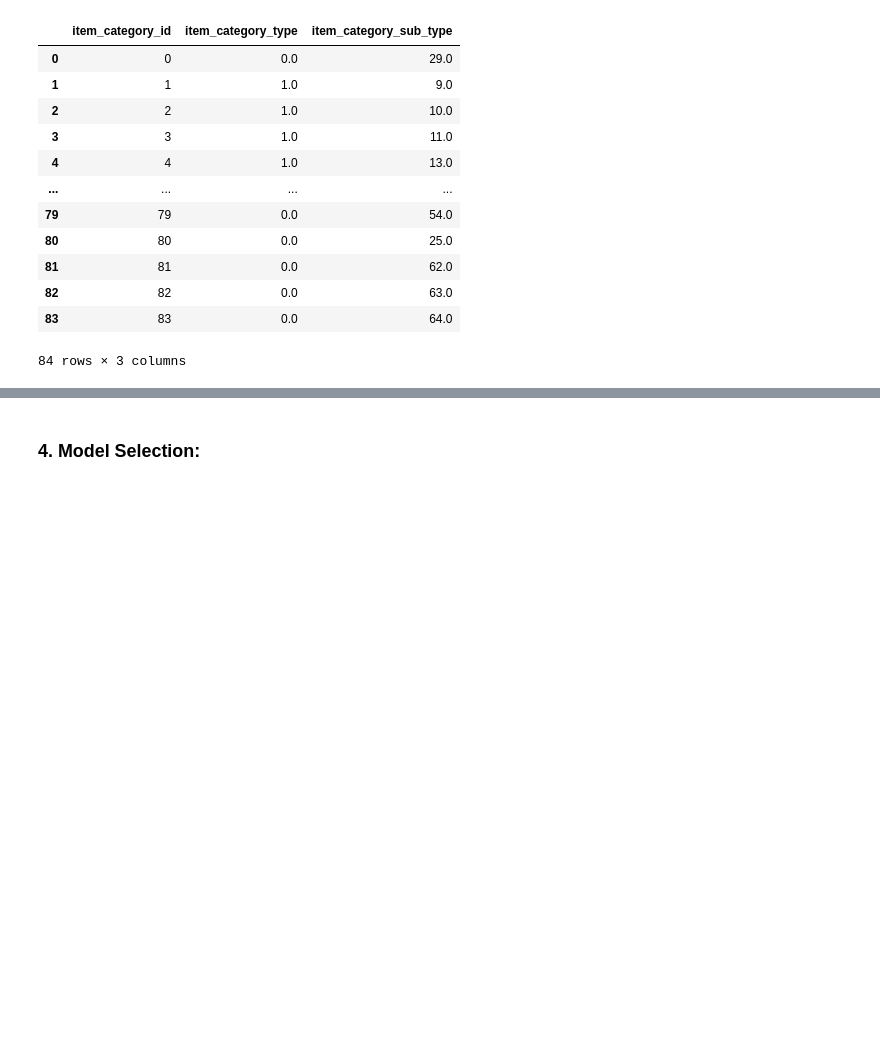
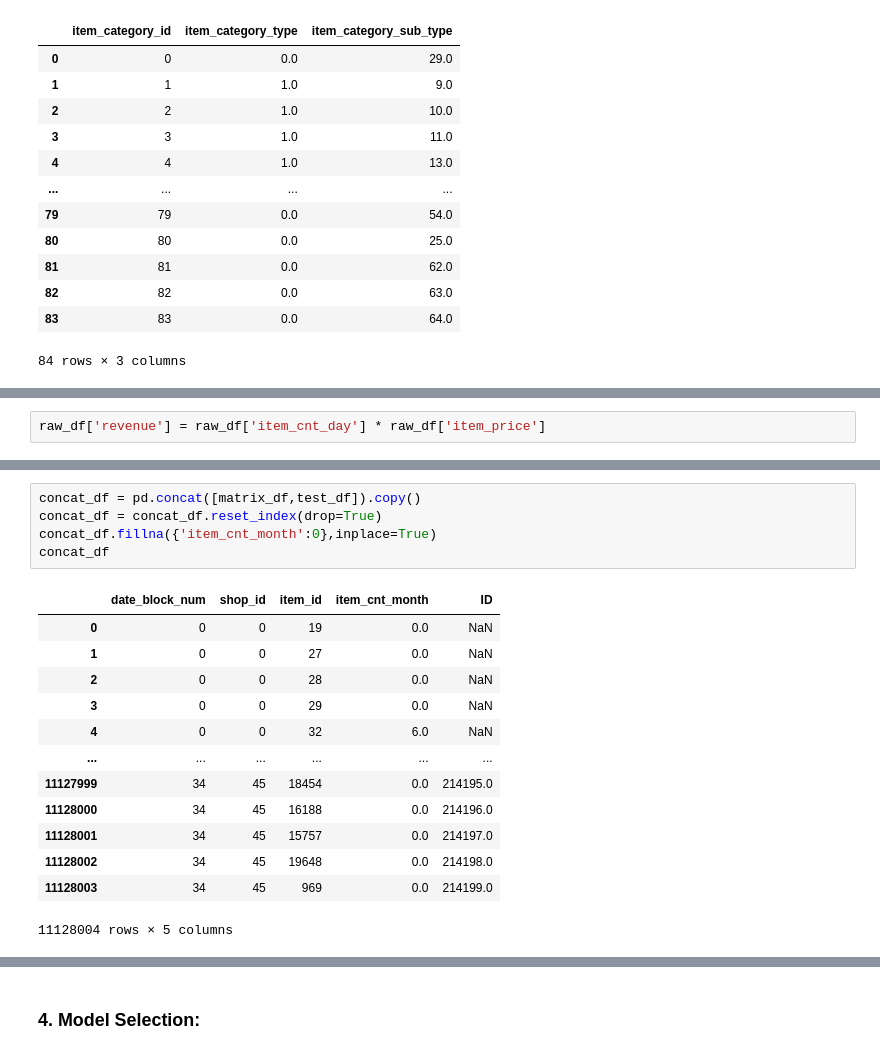
Before and after one commit to EnderMagician/FutureSalePrediction, a Jupyter notebook: FutureSalePrediction.ipynb, the cells around one changed output, grey strips where cells are left out. Cells and saved outputs as stored; diff of their text form; blank space fills up the shorter version.

```diff
--- a/FutureSalePrediction.ipynb
+++ b/FutureSalePrediction.ipynb
@@ -351,0 +358,2 @@ item_cat_df
+# %%
+raw_df['revenue'] = raw_df['item_cnt_day'] * raw_df['item_price']
@@ -351,0 +406,19 @@ item_cat_df
+# %%
+concat_df = pd.concat([matrix_df,test_df]).copy()
+concat_df = concat_df.reset_index(drop=True)
+concat_df.fillna({'item_cnt_month':0},inplace=True)
+concat_df
+# %% [output]
+|  | date_block_num | shop_id | item_id | item_cnt_month | ID |
+| 0 | 0 | 0 | 19 | 0.0 | NaN |
+| 1 | 0 | 0 | 27 | 0.0 | NaN |
+| 2 | 0 | 0 | 28 | 0.0 | NaN |
+| 3 | 0 | 0 | 29 | 0.0 | NaN |
+| 4 | 0 | 0 | 32 | 6.0 | NaN |
+| ... | ... | ... | ... | ... | ... |
+| 11127999 | 34 | 45 | 18454 | 0.0 | 214195.0 |
+| 11128000 | 34 | 45 | 16188 | 0.0 | 214196.0 |
+| 11128001 | 34 | 45 | 15757 | 0.0 | 214197.0 |
+| 11128002 | 34 | 45 | 19648 | 0.0 | 214198.0 |
+| 11128003 | 34 | 45 | 969 | 0.0 | 214199.0 |
+11128004 rows × 5 columns
```
Also changed, not shown: parts of 23 cells of this notebook.
